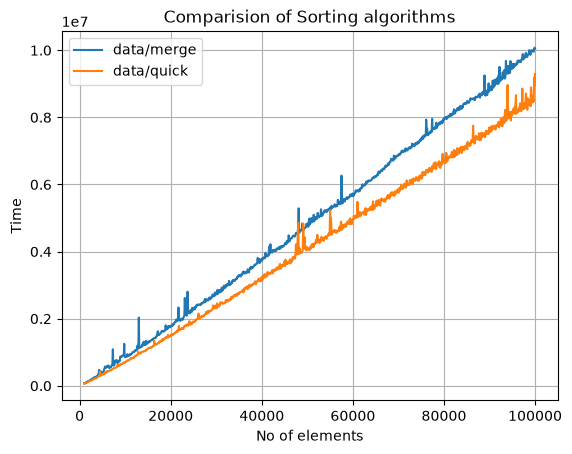
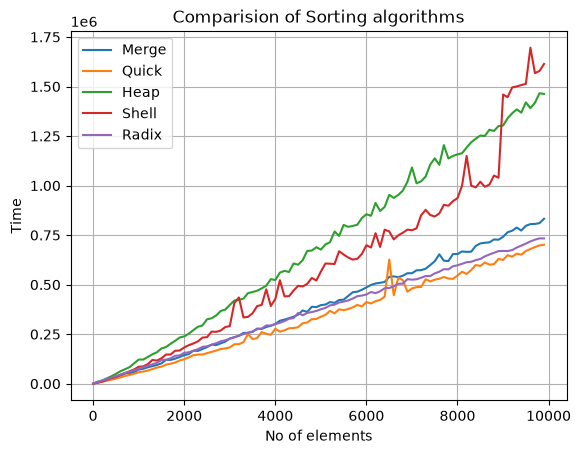
Code edit (unified diff) that turned the first committed figure into the second:
--- before
+++ after
@@ -1,4 +1,10 @@
 plott("data/merge.csv")
 plott("data/quick.csv")
+plott("data/heap.csv")
+plott("data/shell.csv")
+plott("data/radix.csv")
+# plott("data/bubble.csv")
+# plott("data/insertion.csv")
+# plott("data/selection.csv")
 
 
@@ -8,2 +14,3 @@
 plt.grid(True)
 plt.legend()
+plt.show()

Commit: feat: Home Task completed